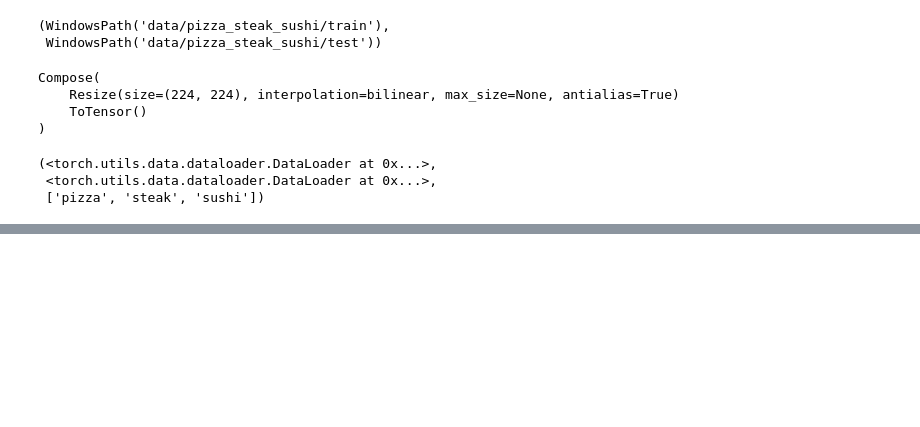
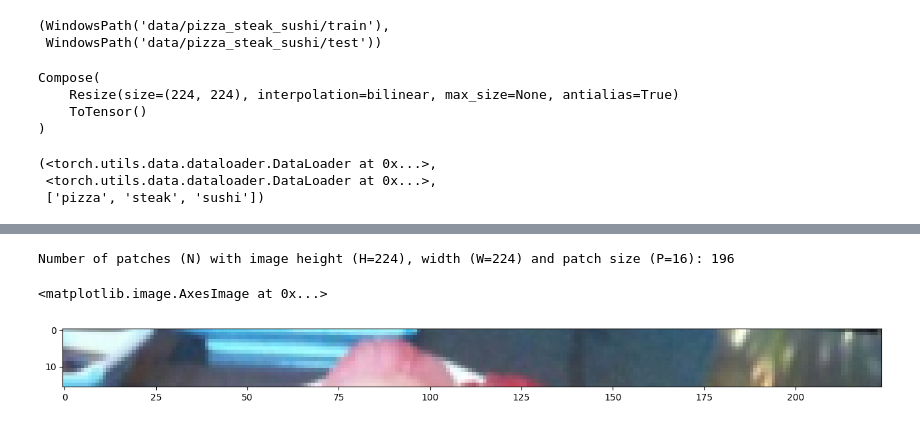
Before and after one commit to ChandulaSenevirathna/Vision_Transform_PyTorch, a Jupyter notebook: vit.ipynb, the cells around one changed output, grey strips where cells are left out. Saved outputs shown, nothing was run; the diff lists cells and outputs as text; code cells hidden in the pictures; blank space fills up the shorter version.

Commit message:
break image into patches

```diff
--- a/vit.ipynb
+++ b/vit.ipynb
@@ -76,0 +78,21 @@ plt.axis(False);
+# %%
+# Create example values
+height = 224 # H ("The training resolution is 224.")
+width = 224 # W
+color_channels = 3 # C
+patch_size = 16 # P
+
+# Calculate N (number of patches)
+number_of_patches = int((height * width) / patch_size**2)
+print(f"Number of patches (N) with image height (H={height}), width (W={width}) and patch size (P={patch_size}): {number_of_patches}")
+# %% [output]
+Number of patches (N) with image height (H=224), width (W=224) and patch size (P=16): 196
+# %%
+image_permuted = image.permute(1, 2, 0)
+
+patch_size = 16
+plt.figure(figsize=(patch_size, patch_size))
+plt.imshow(image_permuted[:patch_size, :, :])
+# %% [output]
+<matplotlib.image.AxesImage at 0x...>
+[figure, added]
```
Also changed, not shown: parts of 4 cells of this notebook.
